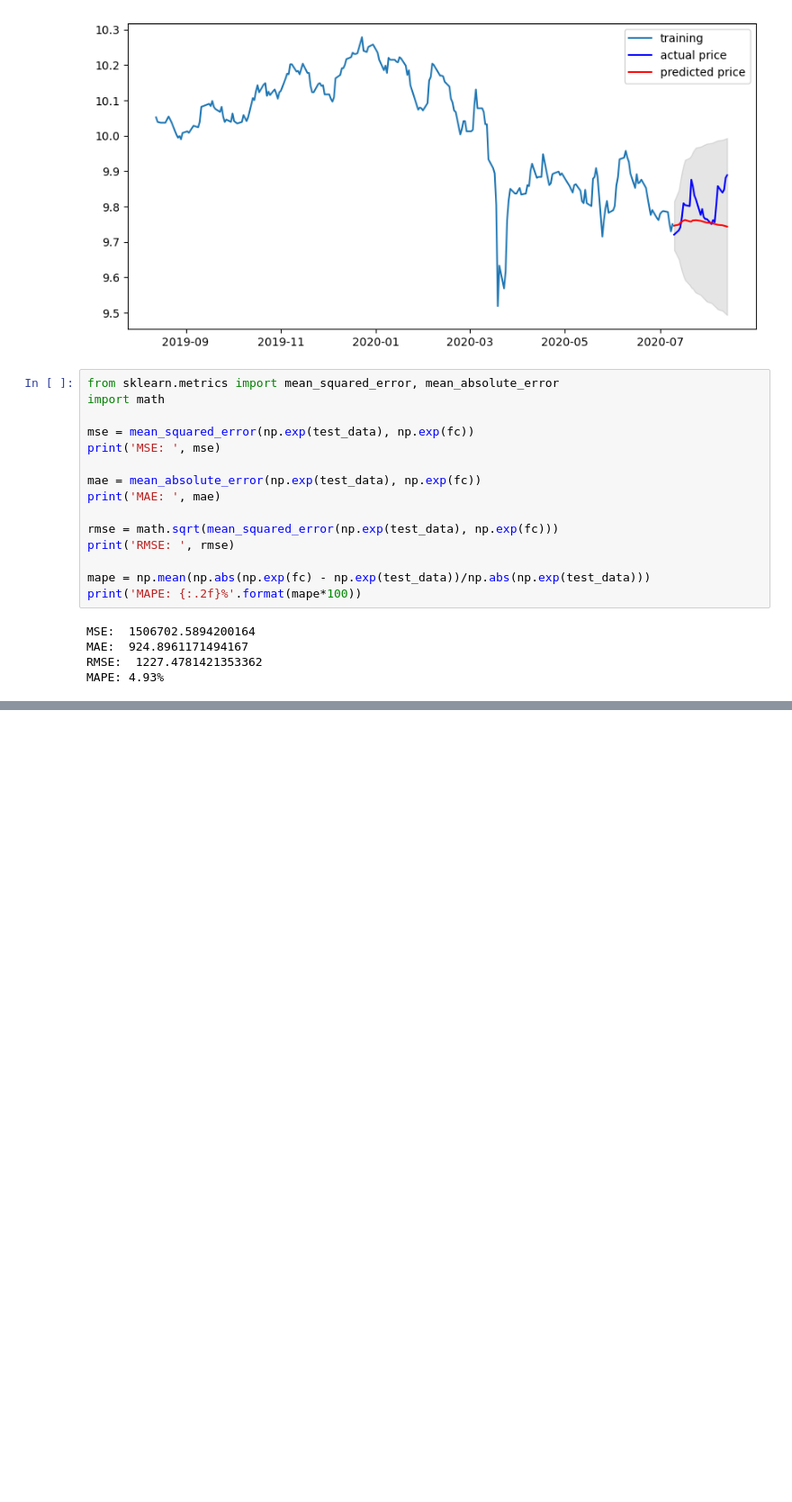
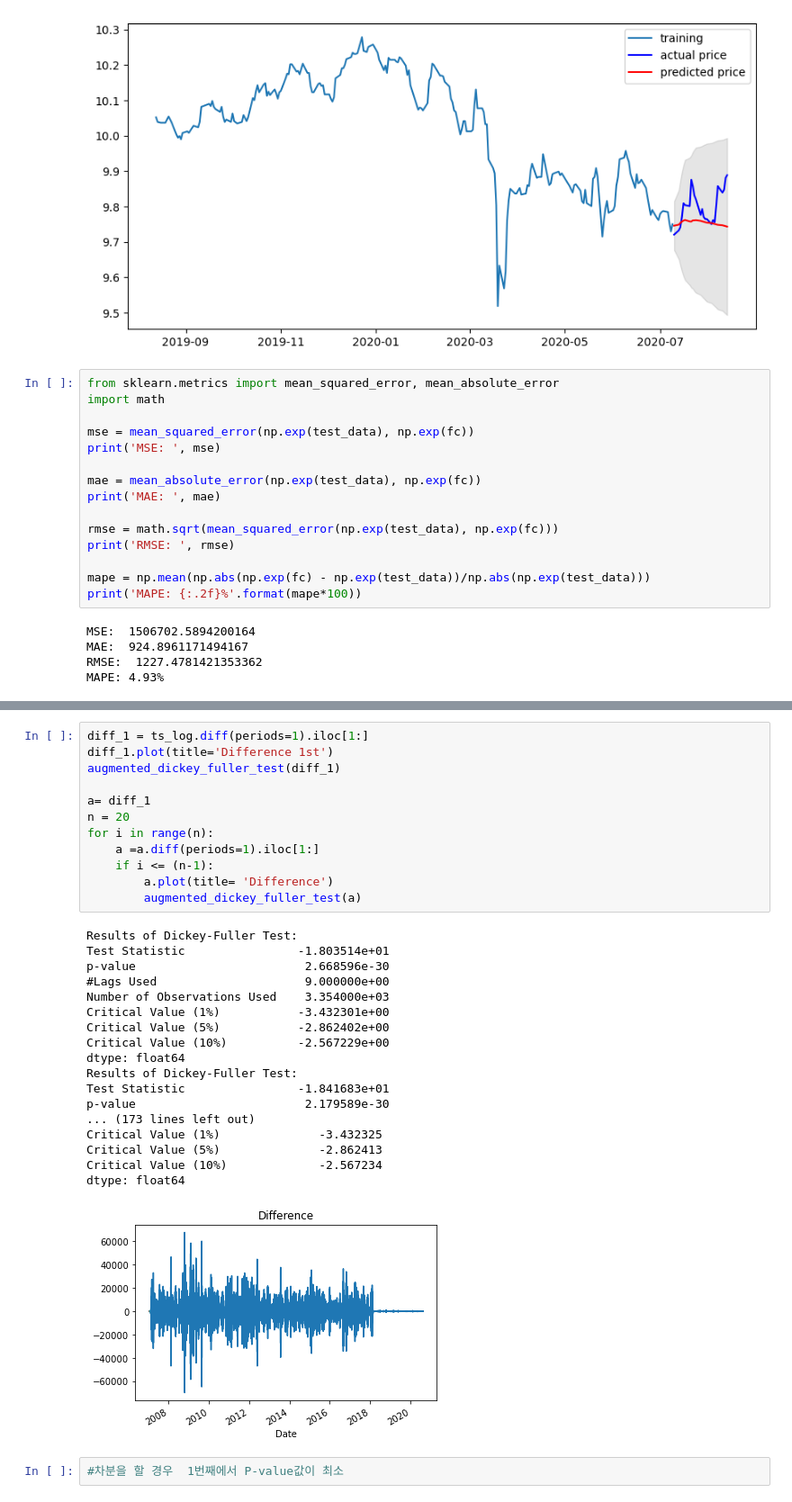
Before and after one commit to cheonsooho/first-repository, a Jupyter notebook: E6. 어제 오른 내 주식, 과연 내일은?.ipynb, the cells around one changed output, grey strips where cells are left out. Shown at 90% size. Cells and saved outputs as stored; diff of their text form; blank space fills up the shorter version.

```diff
--- a/E6. 어제 오른 내 주식, 과연 내일은?.ipynb
+++ b/E6. 어제 오른 내 주식, 과연 내일은?.ipynb
@@ -461,0 +621,33 @@ MAPE: 4.93%
+# %%
+diff_1 = ts_log.diff(periods=1).iloc[1:]
+diff_1.plot(title='Difference 1st')
+augmented_dickey_fuller_test(diff_1)
+
+a= diff_1
+n = 20
+for i in range(n):
+    a =a.diff(periods=1).iloc[1:]
+    if i <= (n-1):
+        a.plot(title= 'Difference')
+        augmented_dickey_fuller_test(a)
+# %% [output]
+Results of Dickey-Fuller Test:
+Test Statistic                -1.803514e+01
+p-value                        2.668596e-30
+#Lags Used                     9.000000e+00
+Number of Observations Used    3.354000e+03
+Critical Value (1%)           -3.432301e+00
+Critical Value (5%)           -2.862402e+00
+Critical Value (10%)          -2.567229e+00
+dtype: float64
+Results of Dickey-Fuller Test:
+Test Statistic                -1.841683e+01
+p-value                        2.179589e-30
+... (173 lines left out)
+Critical Value (1%)              -3.432325
+Critical Value (5%)              -2.862413
+Critical Value (10%)             -2.567234
+dtype: float64
+[figure, added]
+# %%
+#차분을 할 경우  1번째에서 P-value값이 최소
```
Also changed, not shown: parts of 15 cells of this notebook.
